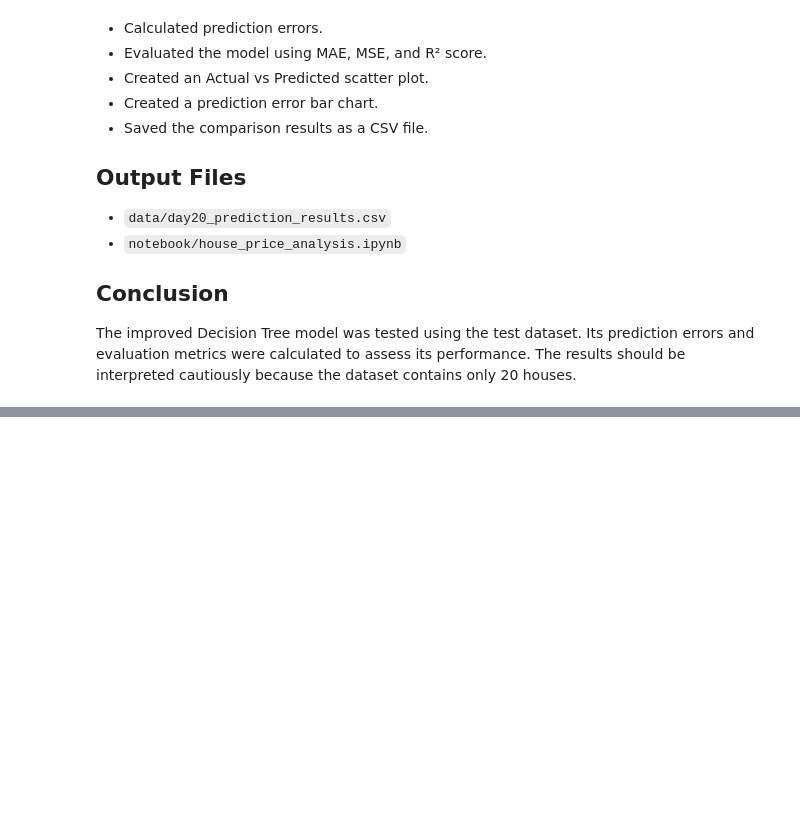
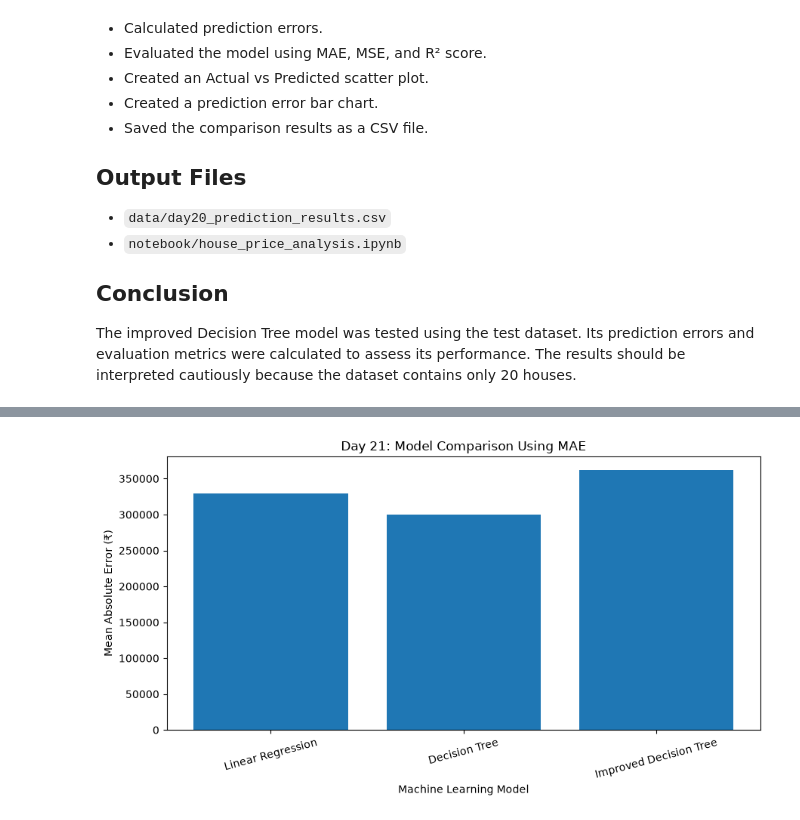
Before and after one commit to gyanaranjanj360-debug/Python-internship, a Jupyter notebook: notebook/house_price_analysis.ipynb, the cells around one changed output, grey strips where cells are left out. Drawn from its saved outputs; the diff is of its cells as text; code cells hidden in the pictures; blank space fills up the shorter version.

Commit message:
Day 21: Compare house price prediction models

```diff
--- a/notebook/house_price_analysis.ipynb
+++ b/notebook/house_price_analysis.ipynb
@@ -2790,0 +2827,15 @@ The improved Decision Tree model was tested using the test dataset. Its predicti
+# %%
+import joblib
+
+# Load the three saved models
+linear_model = joblib.load("../src/house_price_model.pkl")
+
+decision_tree_model = joblib.load(
+    "../src/decision_tree_model.pkl"
+)
+
+improved_model = joblib.load(
+    "../src/improved_house_price_model.pkl"
+)
+
+print("All three models loaded successfully!")
@@ -2790,0 +2883,18 @@ The improved Decision Tree model was tested using the test dataset. Its predicti
+# %%
+import matplotlib.pyplot as plt
+
+plt.figure(figsize=(9, 5))
+
+plt.bar(
+    comparison_results["Model"],
+    comparison_results["MAE"]
+)
+
+plt.xlabel("Machine Learning Model")
+plt.ylabel("Mean Absolute Error (₹)")
+plt.title("Day 21: Model Comparison Using MAE")
+plt.xticks(rotation=15)
+plt.tight_layout()
+plt.show()
+# %% [output]
+[figure, added]
```
Also changed, not shown: parts of 6 cells of this notebook, 1 other file.
